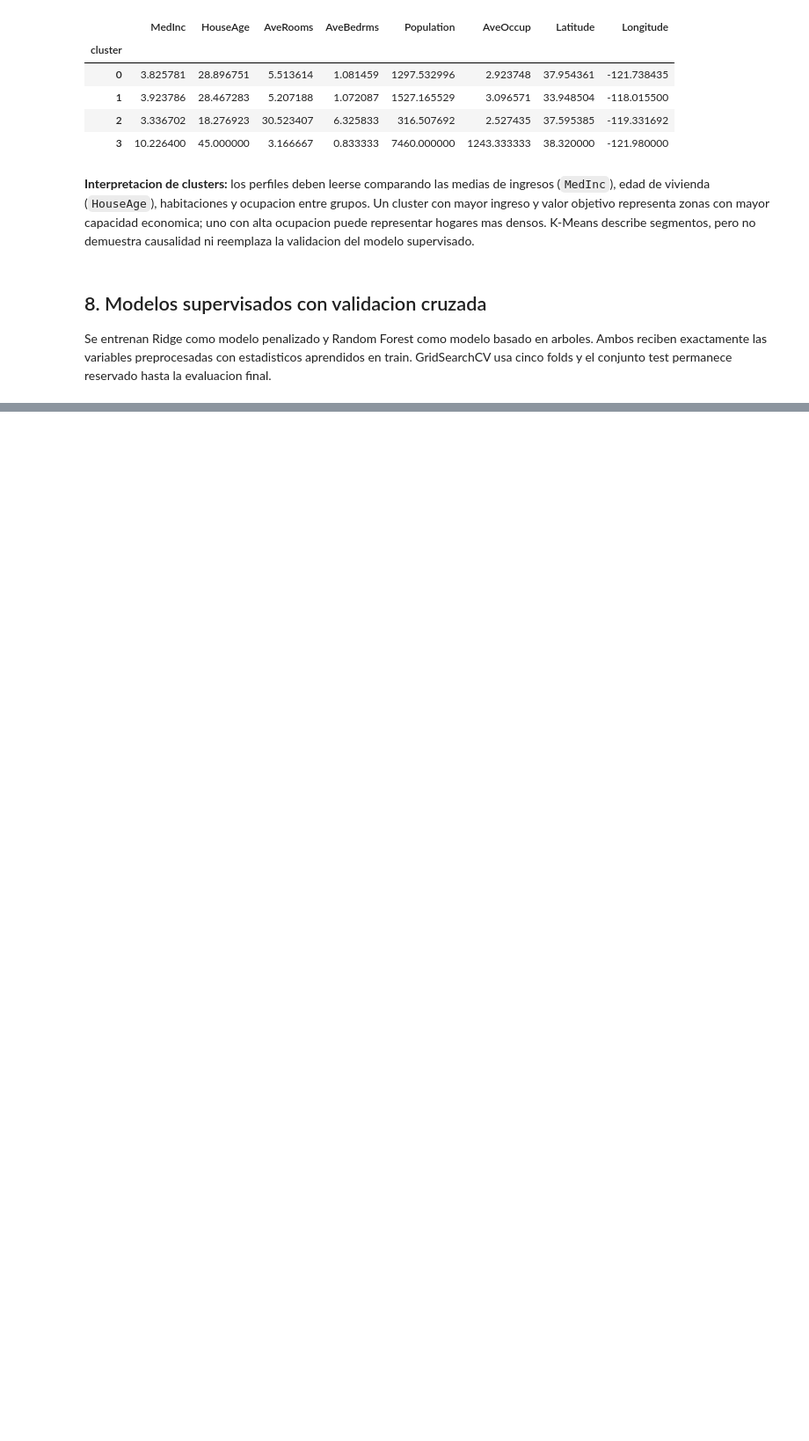
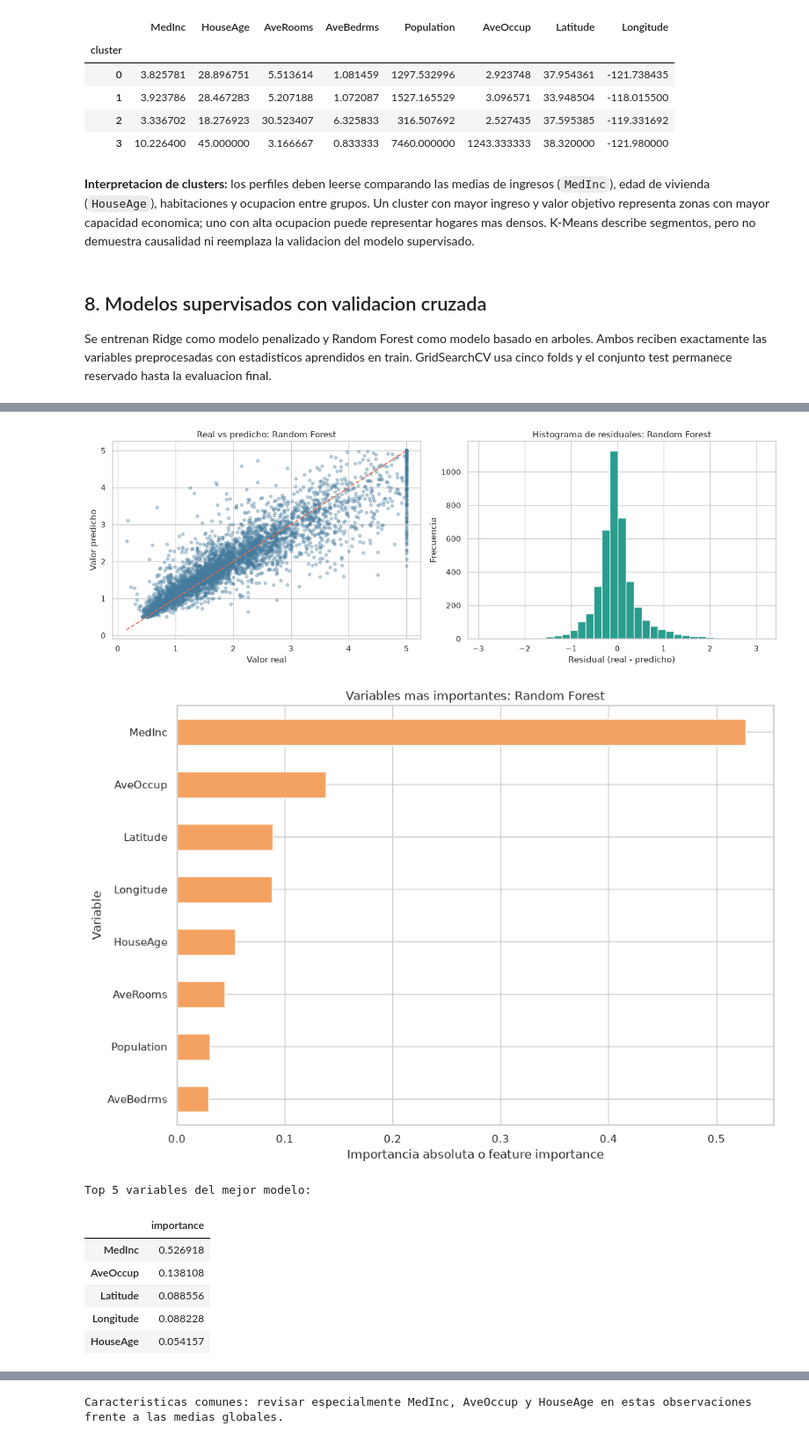
Before and after one commit to ntd2g72rnn-cyber/ML1_ExamenAplicado_Pineda_Paloma, a Jupyter notebook: ml1_examen_aplicado.ipynb, the cells around one changed output, grey strips where cells are left out. Shown at 88% size. Saved outputs shown, nothing was run; the diff lists cells and outputs as text; code cells hidden in the pictures; blank space fills up the shorter version.

Commit message:
feat: diagnostico del mejor modelo, justificacion y conclusiones ejecutivas

```diff
--- a/ml1_examen_aplicado.ipynb
+++ b/ml1_examen_aplicado.ipynb
@@ -503,0 +507,54 @@ El diagnostico del mejor modelo (residuales, importancia de variables, observaci
+# %%
+best_name = results.iloc[0]['model']
+best_model = fitted_models[best_name]
+best_pred = predictions[best_name]
+residuals = y_test.to_numpy() - best_pred
+
+fig, axes = plt.subplots(1, 2, figsize=(14, 5))
+axes[0].scatter(y_test, best_pred, alpha=0.35, s=18, color='#457b9d')
+line_min, line_max = y_test.min(), y_test.max()
+axes[0].plot([line_min, line_max], [line_min, line_max], '--', color='#e76f51')
+axes[0].set_title(f'Real vs predicho: {best_name}')
+axes[0].set_xlabel('Valor real')
+axes[0].set_ylabel('Valor predicho')
+axes[1].hist(residuals, bins=35, color='#2a9d8f', edgecolor='white')
+axes[1].set_title(f'Histograma de residuales: {best_name}')
+axes[1].set_xlabel('Residual (real - predicho)')
+axes[1].set_ylabel('Frecuencia')
+plt.tight_layout()
+plt.savefig('figures/best_model_predictions_residuals.png', dpi=150)
+plt.show()
+
+if hasattr(best_model, 'feature_importances_'):
+    importance_values = best_model.feature_importances_
+else:
+    importance_values = np.abs(best_model.coef_)
+importance = pd.Series(importance_values, index=feature_names).sort_values(ascending=False).head(15).sort_values()
+plt.figure(figsize=(10, 7))
+importance.plot(kind='barh', color='#f4a261')
+plt.title(f'Variables mas importantes: {best_name}')
+plt.xlabel('Importancia absoluta o feature importance')
+plt.ylabel('Variable')
+plt.tight_layout()
+plt.savefig('figures/best_model_feature_importance.png', dpi=150)
+plt.show()
+print('Top 5 variables del mejor modelo:')
+display(importance.sort_values(ascending=False).head(5).to_frame('importance'))
+
+error_table = X_test.copy()
+error_table['actual'] = y_test
+error_table['predicted'] = best_pred
+error_table['absolute_error'] = np.abs(residuals)
+top_errors = error_table.nlargest(10, 'absolute_error')
+display(top_errors)
+print('Caracteristicas comunes: revisar especialmente MedInc, AveOccup y HouseAge en estas observaciones frente a las medias globales.')
+# %% [output]
+[figure, added]
+[figure, added]
+Top 5 variables del mejor modelo:
+|  | importance |
+| MedInc | 0.526918 |
+| AveOccup | 0.138108 |
+| Latitude | 0.088556 |
+| Longitude | 0.088228 |
+| HouseAge | 0.054157 |
@@ -503,0 +572 @@ El diagnostico del mejor modelo (residuales, importancia de variables, observaci
+Caracteristicas comunes: revisar especialmente MedInc, AveOccup y HouseAge en estas observaciones frente a las medias globales.
```
Also changed, not shown: parts of 13 cells of this notebook, 4 other files.
